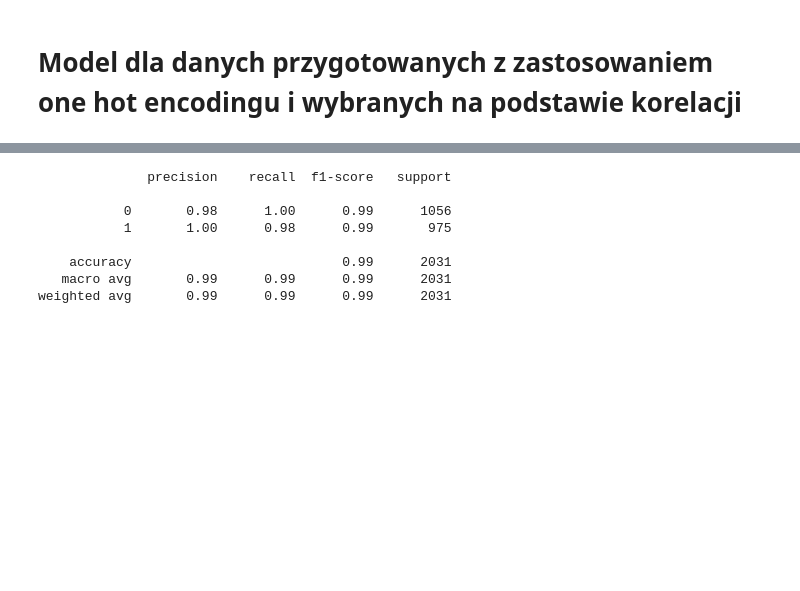
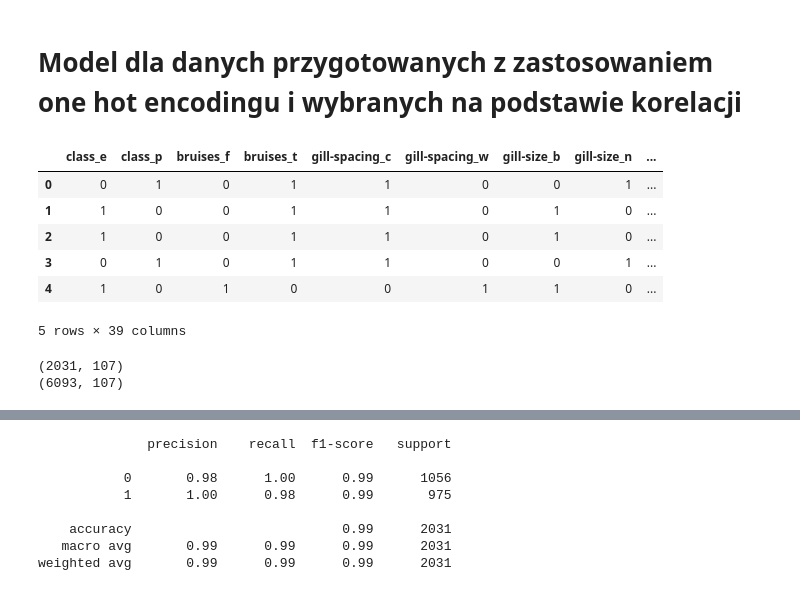
Before and after one commit to jwnuk/data-science-bootcamp, a Jupyter notebook: 3-projekt-ml/xgboost/xgboost.ipynb, the cells around one changed output, grey strips where cells are left out. Drawn from its saved outputs; the diff is of its cells as text; code cells hidden in the pictures; blank space fills up the shorter version.

```diff
--- a/3-projekt-ml/xgboost/xgboost.ipynb
+++ b/3-projekt-ml/xgboost/xgboost.ipynb
@@ -213,5 +287,15 @@ ModuleNotFoundError: No module named 'scoring'
 # %% [markdown]
 # Model dla danych przygotowanych z zastosowaniem one hot encodingu i wybranych na podstawie korelacji
+# %%
+df_ohe_corr.head()
+# %% [output]
+|  | class_e | class_p | bruises_f | bruises_t | gill-spacing_c | gill-spacing_w | gill-size_b | gill-size_n | ... |
+| 0 | 0 | 1 | 0 | 1 | 1 | 0 | 0 | 1 | ... |
+| 1 | 1 | 0 | 0 | 1 | 1 | 0 | 1 | 0 | ... |
+| 2 | 1 | 0 | 0 | 1 | 1 | 0 | 1 | 0 | ... |
+| 3 | 0 | 1 | 0 | 1 | 1 | 0 | 0 | 1 | ... |
+| 4 | 1 | 0 | 1 | 0 | 0 | 1 | 1 | 0 | ... |
+5 rows × 39 columns
 # %%
 #train-test split
 X_train_corr, X_test_corr, y_train_corr, y_test_corr = train_test_split(
@@ -219,6 +303,18 @@ X_train_corr, X_test_corr, y_train_corr, y_test_corr = train_test_split(
     df_ohe_corr['class_p'],
     test_size=0.25,
     random_state=40)
+
+X_train_corr.sort_index(axis=1, inplace=True)
+X_test_corr.sort_index(axis=1,inplace=True)
+
+X_test = np.array(X_test)
+X_train = np.array(X_train)
+
+print(X_test.shape)
+print(X_train.shape)
+# %% [output]
+(2031, 107)
+(6093, 107)
 # %%
 #model
 model_corr = XGBClassifier()
```
Also changed, not shown: parts of 16 cells of this notebook.
